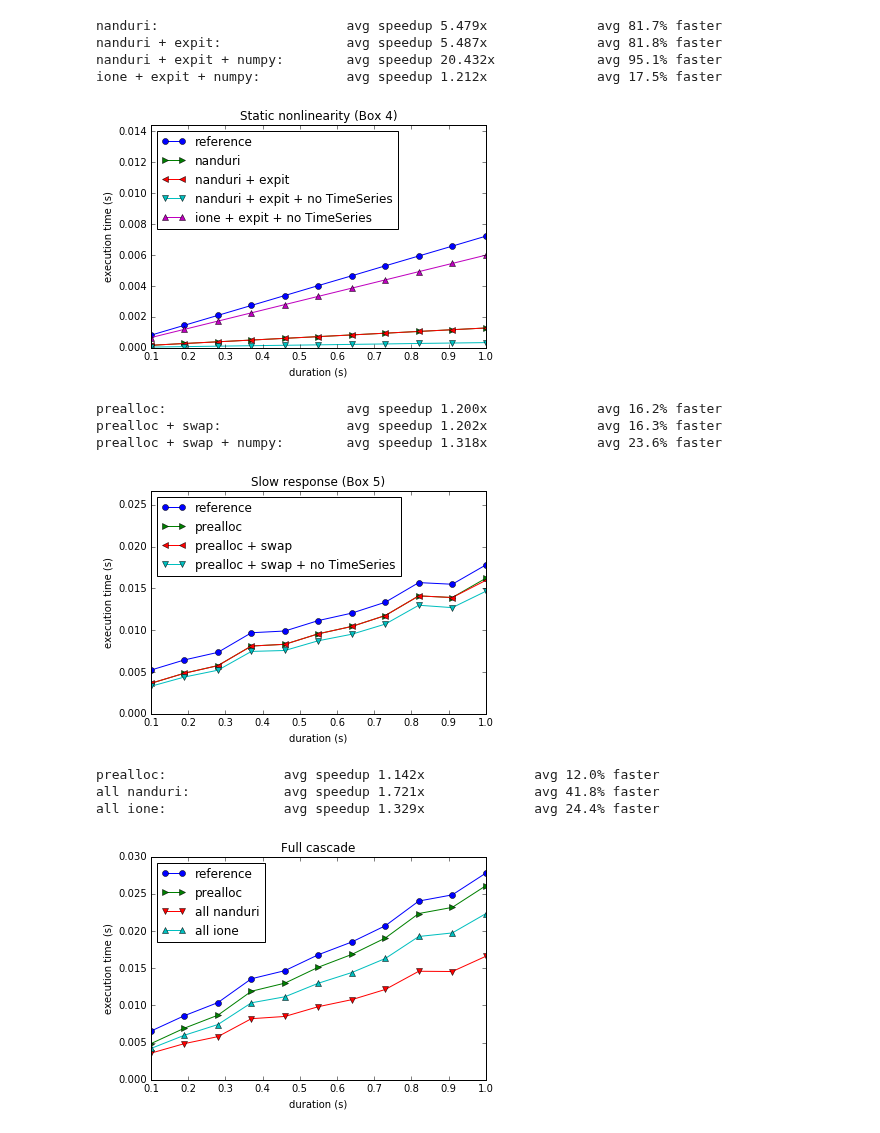
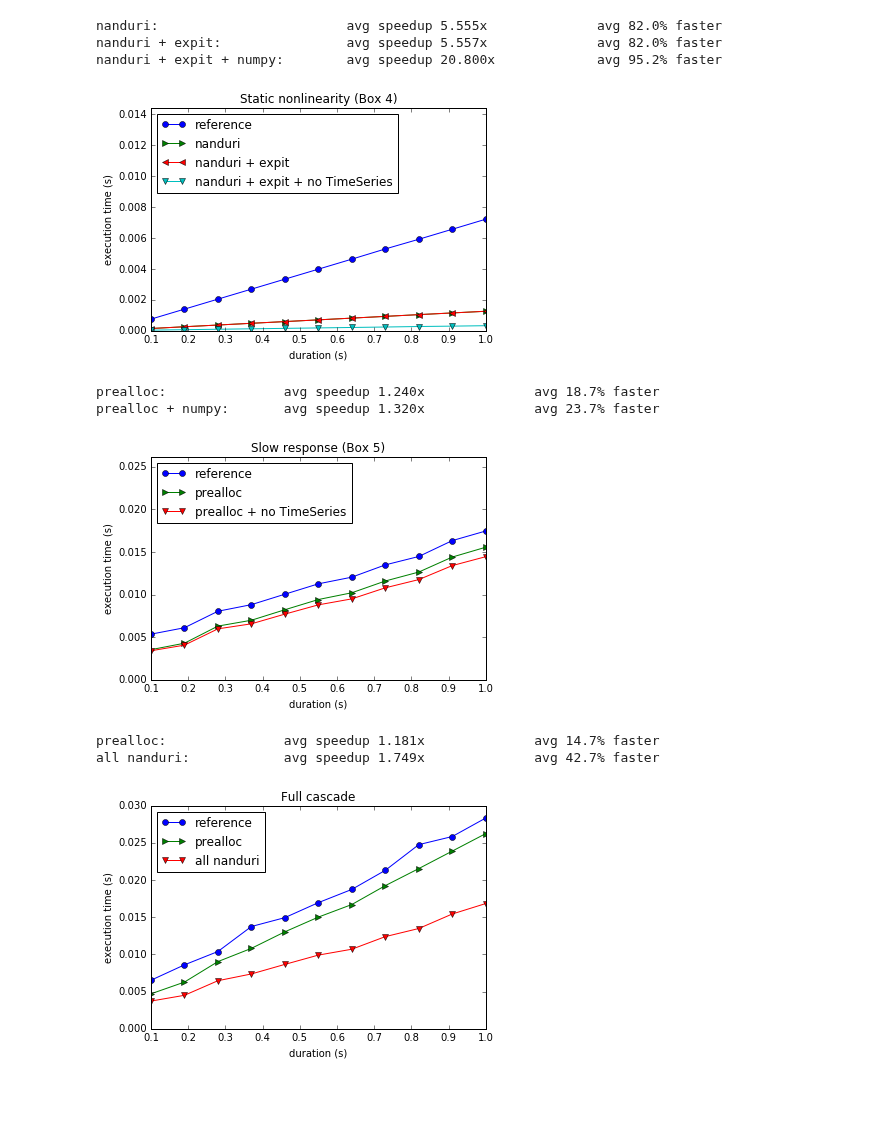
Before and after one commit to pulse2percept/pulse2percept, a Jupyter notebook: python/notebooks/0.1-mb-profiling-temporal-model.ipynb, the cells around one changed output. Drawn from its saved outputs; the diff is of its cells as text; code cells hidden in the pictures; blank space fills up the shorter version.

Commit message:
add sparseconv modes {'full', 'valid', 'same'} (same as in np.convolve); update sparseconv test case; update profiling ipynb

```diff
--- a/python/notebooks/0.1-mb-profiling-temporal-model.ipynb
+++ b/python/notebooks/0.1-mb-profiling-temporal-model.ipynb
@@ -177,7 +236,6 @@ t_sn_ref = []
 t_sn_nanduri = []
 t_sn_nanduri_expit = []
 t_sn_nanduri_expit_numpy = []
-t_sn_ione_expit_numpy = []
 
 asymptote = 14
 slope = 3
@@ -191,13 +249,11 @@ for dur in duration:
     t1 = %timeit -oq sn_nanduri(fr, asymptote, slope, shift)
     t2 = %timeit -oq sn_nanduri_expit(fr, asymptote, slope, shift)
     t3 = %timeit -oq sn_nanduri_expit_numpy(fr.data, asymptote, slope, shift)
-    t4 = %timeit -oq sn_ione_expit_numpy(fr.data, asymptote, slope, shift)
 
     t_sn_ref.append(t0.best)
     t_sn_nanduri.append(t1.best)
     t_sn_nanduri_expit.append(t2.best)
     t_sn_nanduri_expit_numpy.append(t3.best)
-    t_sn_ione_expit_numpy.append(t4.best)
 # %%
 t_sn_ref = np.array(t_sn_ref)
 t_sn_nanduri = np.array(t_sn_nanduri)
@@ -209,7 +264,6 @@ plt.plot(duration, t_sn_ref, '-o', label='reference')
 plt.plot(duration, t_sn_nanduri, '->', label='nanduri')
 plt.plot(duration, t_sn_nanduri_expit, '-<', label='nanduri + expit')
 plt.plot(duration, t_sn_nanduri_expit_numpy, '-v', label='nanduri + expit + no TimeSeries')
-plt.plot(duration, t_sn_ione_expit_numpy, '-^', label='ione + expit + no TimeSeries')
 plt.xlabel('duration (s)')
 plt.ylabel('execution time (s)')
 plt.legend(loc='upper left')
@@ -222,40 +276,35 @@ print('nanduri + expit:\t\tavg speedup %.3fx\t\tavg %.1f%% faster' % (speedup(t_
                                                                       percent_faster(t_sn_nanduri_expit, t_sn_ref)))
 print('nanduri + expit + numpy:\tavg speedup %.3fx\t\tavg %.1f%% faster' % (speedup(t_sn_nanduri_expit_numpy, t_sn_ref),
                                                                             percent_faster(t_sn_nanduri_expit_numpy, t_sn_ref)))
-print('ione + expit + numpy:\t\tavg speedup %.3fx\t\tavg %.1f%% faster' % (speedup(t_sn_ione_expit_numpy, t_sn_ref),
-                                                                           percent_faster(t_sn_ione_expit_numpy, t_sn_ref)))
 # %% [output]
-nanduri:                        avg speedup 5.479x              avg 81.7% faster
-nanduri + expit:                avg speedup 5.487x              avg 81.8% faster
-nanduri + expit + numpy:        avg speedup 20.432x             avg 95.1% faster
-ione + expit + numpy:           avg speedup 1.212x              avg 17.5% faster
+nanduri:                        avg speedup 5.555x              avg 82.0% faster
+nanduri + expit:                avg speedup 5.557x              avg 82.0% faster
+nanduri + expit + numpy:        avg speedup 20.800x             avg 95.2% faster
-[figure, old version]
+[figure, new version]
 # %%
+# Step 4: Optimize slow response
+# ------------------------------
+
 def sr_ref(stim, tau3):
     # slow response, reference implementation
     # expects stim to be a TimeSeries object
     t = np.arange(0, tau3 * 8, stim.tsample)
     g = e2cm.gamma(3, tau3, t)
-    c = fftconvolve(g, stim.data)
+    c = fftconvolve(stim.data, g)
     return TimeSeries(stim.tsample, stim.tsample * c)
 
 def sr_prealloc(stim, gamma):
-    c = fftconvolve(gamma, stim.data)
+    c = fftconvolve(stim.data, gamma, mode='same')
     return TimeSeries(stim.tsample, stim.tsample * c)
 
-def sr_prealloc_swap(stim, gamma3):
-    c = fftconvolve(stim.data, gamma3)
-    return TimeSeries(stim.tsample, stim.tsample * c)
-
-def sr_prealloc_swap_numpy(stim, gamma, tsample):
+def sr_prealloc_numpy(stim, gamma, tsample):
     # preallocate gamma, first fft arg is longest, don't convert to TimeSeries
     # expects stim to be a np.array
-    return tsample * fftconvolve(stim, gamma)
+    return tsample * fftconvolve(stim, gamma, mode='same')
 # %%
 t_sr_ref = []
 t_sr_prealloc = []
-t_sr_prealloc_swap = []
-t_sr_prealloc_swap_numpy = []
+t_sr_prealloc_numpy = []
 
 for dur in duration:
     ecss = psycho2stim(r, dur, freq, tsample)
@@ -264,38 +313,31 @@ for dur in duration:
 
     t0 = %timeit -oq sr_ref(sn, tau3)
     t1 = %timeit -oq sr_prealloc(sn, gamma3)
-    t2 = %timeit -oq sr_prealloc_swap(sn, gamma3)
-    t3 = %timeit -oq sr_prealloc_swap_numpy(sn.data, gamma3, tsample)
+    t2 = %timeit -oq sr_prealloc_numpy(sn.data, gamma3, tsample)
 
     t_sr_ref.append(t0.best)
     t_sr_prealloc.append(t1.best)
-    t_sr_prealloc_swap.append(t2.best)
-    t_sr_prealloc_swap_numpy.append(t3.best)
+    t_sr_prealloc_numpy.append(t2.best)
 # %%
 t_sr_ref = np.array(t_sr_ref)
 t_sr_prealloc = np.array(t_sr_prealloc)
-t_sr_prealloc_swap = np.array(t_sr_prealloc_swap)
-t_sr_prealloc_swap_numpy = np.array(t_sr_prealloc_swap_numpy)
+t_sr_prealloc_numpy = np.array(t_sr_prealloc_numpy)
 # %%
 plt.plot(duration, t_sr_ref, '-o', label='reference')
 plt.plot(duration, t_sr_prealloc, '->', label='prealloc')
-plt.plot(duration, t_sr_prealloc_swap, '-<', label='prealloc + swap')
-plt.plot(duration, t_sr_prealloc_swap_numpy, '-v', label='prealloc + swap + no TimeSeries')
+plt.plot(duration, t_sr_prealloc_numpy, '-v', label='prealloc + no TimeSeries')
 plt.xlabel('duration (s)')
 plt.ylabel('execution time (s)')
 plt.legend(loc='upper left')
 plt.title('Slow response (Box 5)')
 plt.axis([duration.min(), duration.max(), 0, t_sr_ref.max()*1.5])
 
-print('prealloc:\t\t\tavg speedup %.3fx\t\tavg %.1f%% faster' % (speedup(t_sr_prealloc, t_sr_ref),
+print('prealloc:\t\tavg speedup %.3fx\t\tavg %.1f%% faster' % (speedup(t_sr_prealloc, t_sr_ref),
                                                                   percent_faster(t_sr_prealloc, t_sr_ref)))
-print('prealloc + swap:\t\tavg speedup %.3fx\t\tavg %.1f%% faster' % (speedup(t_sr_prealloc_swap, t_sr_ref),
-                                                                       percent_faster(t_sr_prealloc_swap, t_sr_ref)))
-print('prealloc + swap + numpy:\tavg speedup %.3fx\t\tavg %.1f%% faster' % (speedup(t_sr_prealloc_swap_numpy, t_sr_ref),
-                                                                             percent_faster(t_sr_prealloc_swap_numpy, t_sr_ref)))
+print('prealloc + numpy:\tavg speedup %.3fx\t\tavg %.1f%% faster' % (speedup(t_sr_prealloc_numpy, t_sr_ref),
+                                                                             percent_faster(t_sr_prealloc_numpy, t_sr_ref)))
 # %% [output]
-prealloc:                       avg speedup 1.200x              avg 16.2% faster
-prealloc + swap:                avg speedup 1.202x              avg 16.3% faster
-prealloc + swap + numpy:        avg speedup 1.318x              avg 23.6% faster
+prealloc:               avg speedup 1.240x              avg 18.7% faster
+prealloc + numpy:       avg speedup 1.320x              avg 23.7% faster
-[figure, old version]
+[figure, new version]
 # %%
@@ -347,7 +381,6 @@ t_casc_all_ione = np.array(t_casc_all_ione)
 plt.plot(duration, t_casc_ref, '-o', label='reference')
 plt.plot(duration, t_casc_prealloc, '->', label='prealloc')
 plt.plot(duration, t_casc_all_nanduri, '-v', label='all nanduri')
-plt.plot(duration, t_casc_all_ione, '-^', label='all ione')
 plt.xlabel('duration (s)')
 plt.ylabel('execution time (s)')
 plt.legend(loc='upper left')
@@ -357,13 +390,10 @@ print('prealloc:\t\tavg speedup %.3fx\t\tavg %.1f%% faster' % (speedup(t_casc_pr
                                                              percent_faster(t_casc_prealloc, t_casc_ref)))
 print('all nanduri:\t\tavg speedup %.3fx\t\tavg %.1f%% faster' % (speedup(t_casc_all_nanduri, t_casc_ref),
                                                                   percent_faster(t_casc_all_nanduri, t_casc_ref)))
-print('all ione:\t\tavg speedup %.3fx\t\tavg %.1f%% faster' % (speedup(t_casc_all_ione, t_casc_ref),
-                                                               percent_faster(t_casc_all_ione, t_casc_ref)))
 # %% [output]
-prealloc:               avg speedup 1.142x              avg 12.0% faster
-all nanduri:            avg speedup 1.721x              avg 41.8% faster
-all ione:               avg speedup 1.329x              avg 24.4% faster
+prealloc:               avg speedup 1.181x              avg 14.7% faster
+all nanduri:            avg speedup 1.749x              avg 42.7% faster
-[figure, old version]
+[figure, new version]
 # %%
 t_freq_ref = []
 t_freq_prealloc = []
```
Also changed, not shown: parts of 16 cells of this notebook, 2 other files.
